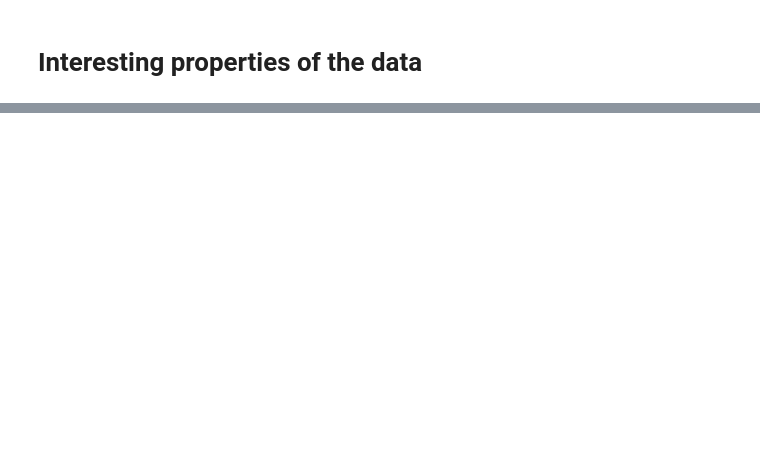
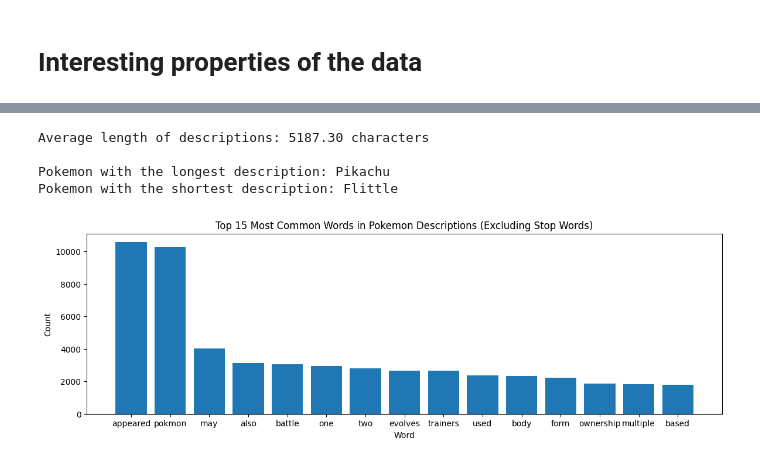
Before and after one commit to bujowskis/pokemon-wiki-recommender, a Jupyter notebook: ir_project1_wiki_recommender.ipynb, the cells around one changed output, grey strips where cells are left out. Drawn from its saved outputs; the diff is of its cells as text; code cells hidden in the pictures; blank space fills up the shorter version.

Commit message:
add expert analysis and data properties

```diff
--- a/ir_project1_wiki_recommender.ipynb
+++ b/ir_project1_wiki_recommender.ipynb
@@ -551,0 +539,33 @@ NameError: ignored
+# %%
+average_length = preprocessed_df['alphanumeric'].apply(len).mean()
+print(f"\nAverage length of descriptions: {average_length:.2f} characters")
+
+# Find the name of the Pokemon with the longest description
+max_length_index = preprocessed_df['alphanumeric'].apply(len).idxmax()
+max_length_pokemon_name = preprocessed_df.loc[max_length_index, 'name']
+print(f"\nPokemon with the longest description: {max_length_pokemon_name}")
+
+# Find the name of the Pokemon with the shortest description
+min_length_index = preprocessed_df['alphanumeric'].apply(len).idxmin()
+min_length_pokemon_name = preprocessed_df.loc[min_length_index, 'name']
+print(f"Pokemon with the shortest description: {min_length_pokemon_name}")
+
+# Tokenize the descriptions and remove stop words
+stop_words = set(stopwords.words('english'))
+all_words = [word.lower() for desc in preprocessed_df['alphanumeric'] for word in word_tokenize(desc) if word.lower() not in stop_words]
+word_counts = Counter(all_words)
+
+# Plot a bar chart of the most common words
+plt.figure(figsize=(14, 4))
+word_counts_df = pd.DataFrame(word_counts.most_common(15), columns=['Word', 'Count'])
+plt.bar(word_counts_df['Word'], word_counts_df['Count'])
+plt.title('Top 15 Most Common Words in Pokemon Descriptions (Excluding Stop Words)')
+plt.xlabel('Word')
+plt.ylabel('Count')
+plt.show()
+# %% [output]
+Average length of descriptions: 5187.30 characters
+
+Pokemon with the longest description: Pikachu
+Pokemon with the shortest description: Flittle
+[figure, added]
```
Also changed, not shown: parts of 26 cells of this notebook.
